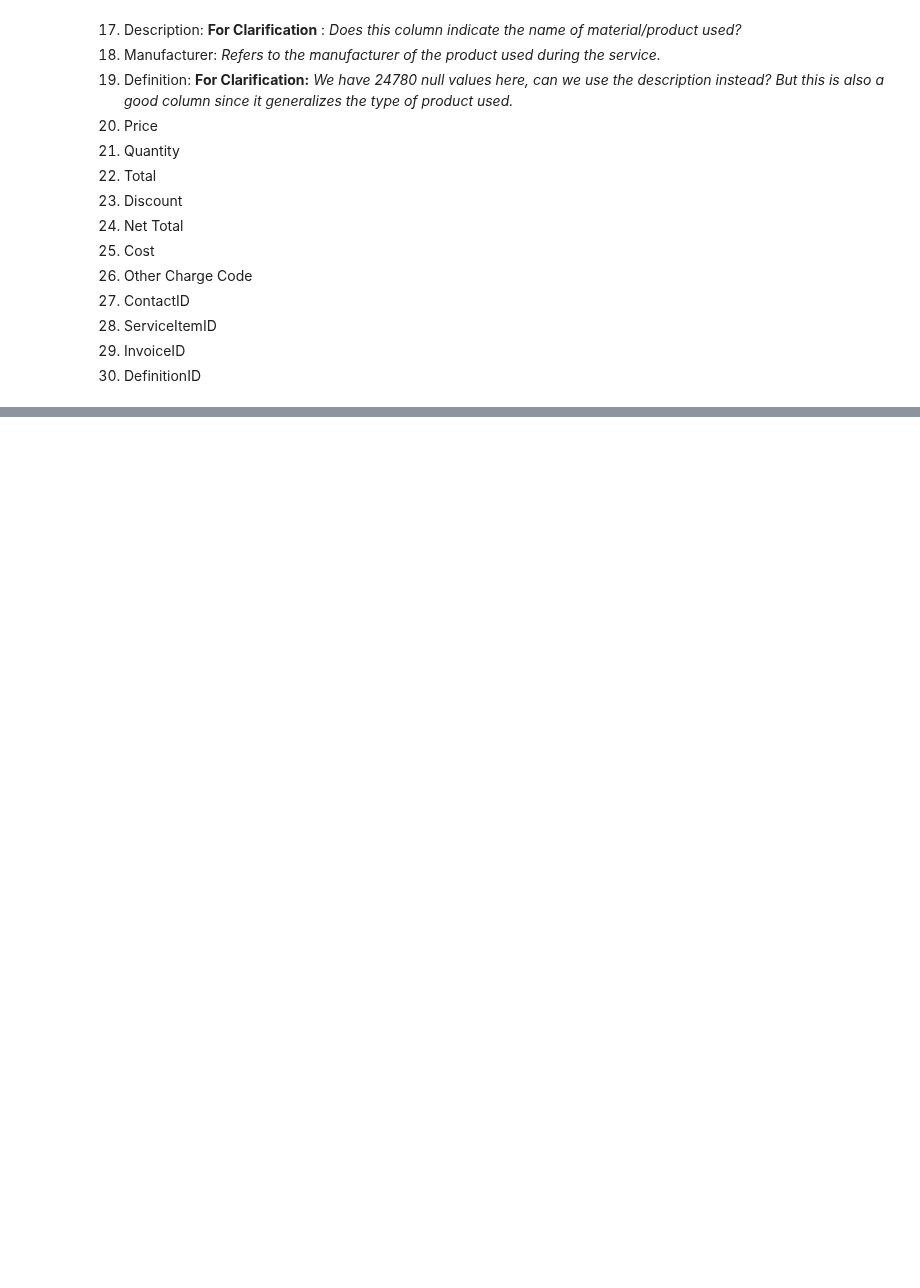
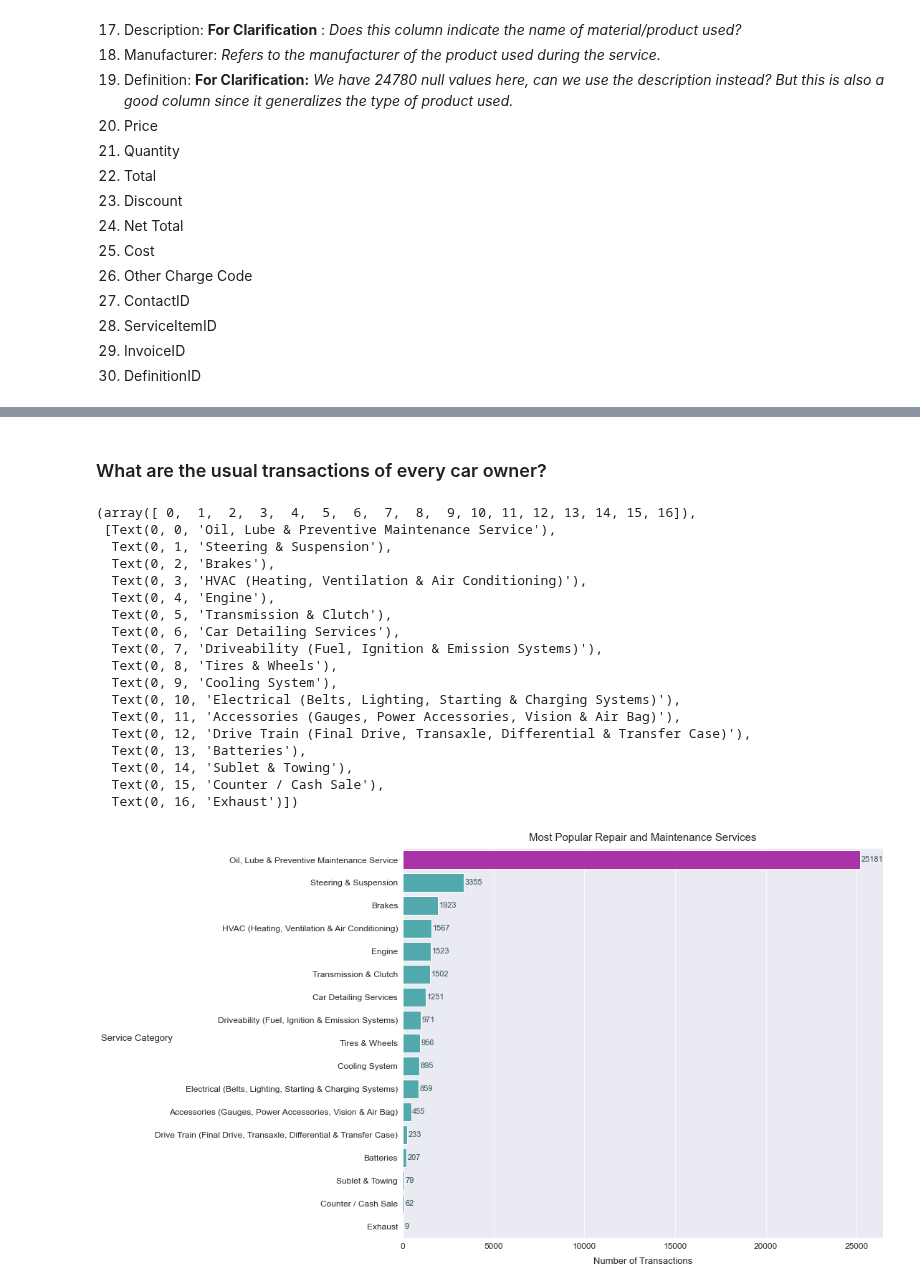
Before and after one commit to just-paul/capstone-autoserved, a Jupyter notebook: Capstone Data Cleaning.ipynb, the cells around one changed output, grey strips where cells are left out. Drawn from its saved outputs; the diff is of its cells as text; code cells hidden in the pictures; blank space fills up the shorter version.

```diff
--- a/Capstone Data Cleaning.ipynb
+++ b/Capstone Data Cleaning.ipynb
@@ -167,0 +300,48 @@ df.shape
+# %% [markdown]
+### What are the usual transactions of every car owner?
+# %%
+sns.set_style('darkgrid')
+plt.figure(figsize = (12,10))
+ax = sns.countplot(data = df, y = 'Service Category', order =df['Service Category'].value_counts().iloc[::].index, color ='#42b7bd')
+
+# Setting the annotations
+
+# Setting the the largest value
+patch_h = []
+for patch in ax.patches:
+    reading = patch.get_height()
+    patch_h.append(reading)
+idx_tallest = np.argmax(patch_h) ## patch_h contains the heights of all the patches now
+ax.patches[idx_tallest].set_facecolor('#a834a8') ## np.argmax return the index of largest value of the list
+
+for i in ax.patches:
+    # get_width pulls left or right; get_y pushes up or down
+    ax.text(i.get_width()+70, i.get_y()+.5, \
+            str(round((i.get_width()), 2)), fontsize=11, color='darkslategray')
+
+# Setting the labels and titles
+plt.title('Most Popular Repair and Maintenance Services', fontsize = 15, pad = 10)
+plt.xlabel('Number of Transactions', fontsize = 13, labelpad = 10)
+plt.ylabel('Service Category', fontsize = 13, labelpad = 25, rotation = 0)
+plt.xticks(fontsize = 12)
+plt.yticks(fontsize = 12)
+# %% [output]
+(array([ 0,  1,  2,  3,  4,  5,  6,  7,  8,  9, 10, 11, 12, 13, 14, 15, 16]),
+ [Text(0, 0, 'Oil, Lube & Preventive Maintenance Service'),
+  Text(0, 1, 'Steering & Suspension'),
+  Text(0, 2, 'Brakes'),
+  Text(0, 3, 'HVAC (Heating, Ventilation & Air Conditioning)'),
+  Text(0, 4, 'Engine'),
+  Text(0, 5, 'Transmission & Clutch'),
+  Text(0, 6, 'Car Detailing Services'),
+  Text(0, 7, 'Driveability (Fuel, Ignition & Emission Systems)'),
+  Text(0, 8, 'Tires & Wheels'),
+  Text(0, 9, 'Cooling System'),
+  Text(0, 10, 'Electrical (Belts, Lighting, Starting & Charging Systems)'),
+  Text(0, 11, 'Accessories (Gauges, Power Accessories, Vision & Air Bag)'),
+  Text(0, 12, 'Drive Train (Final Drive, Transaxle, Differential & Transfer Case)'),
+  Text(0, 13, 'Batteries'),
+  Text(0, 14, 'Sublet & Towing'),
+  Text(0, 15, 'Counter / Cash Sale'),
+  Text(0, 16, 'Exhaust')])
+[figure, added]
```
Also changed, not shown: parts of 92 cells of this notebook, 3 other files.
